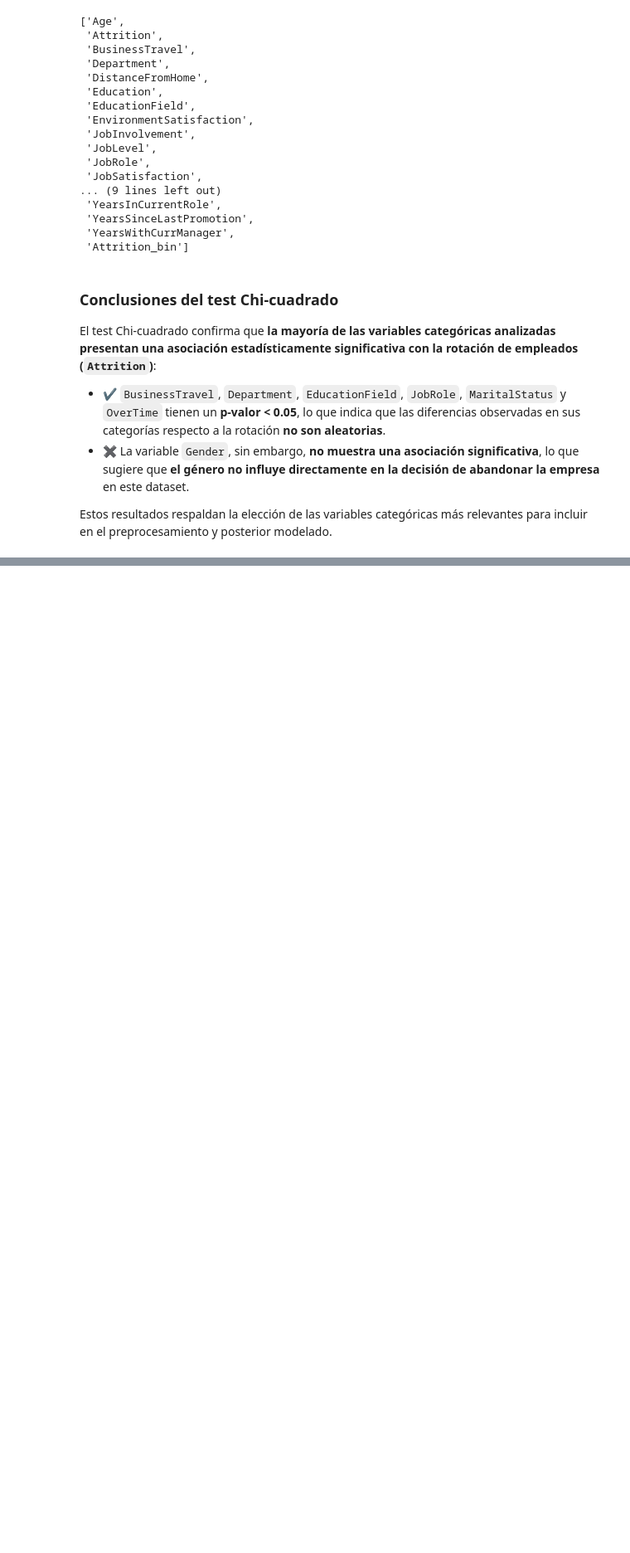
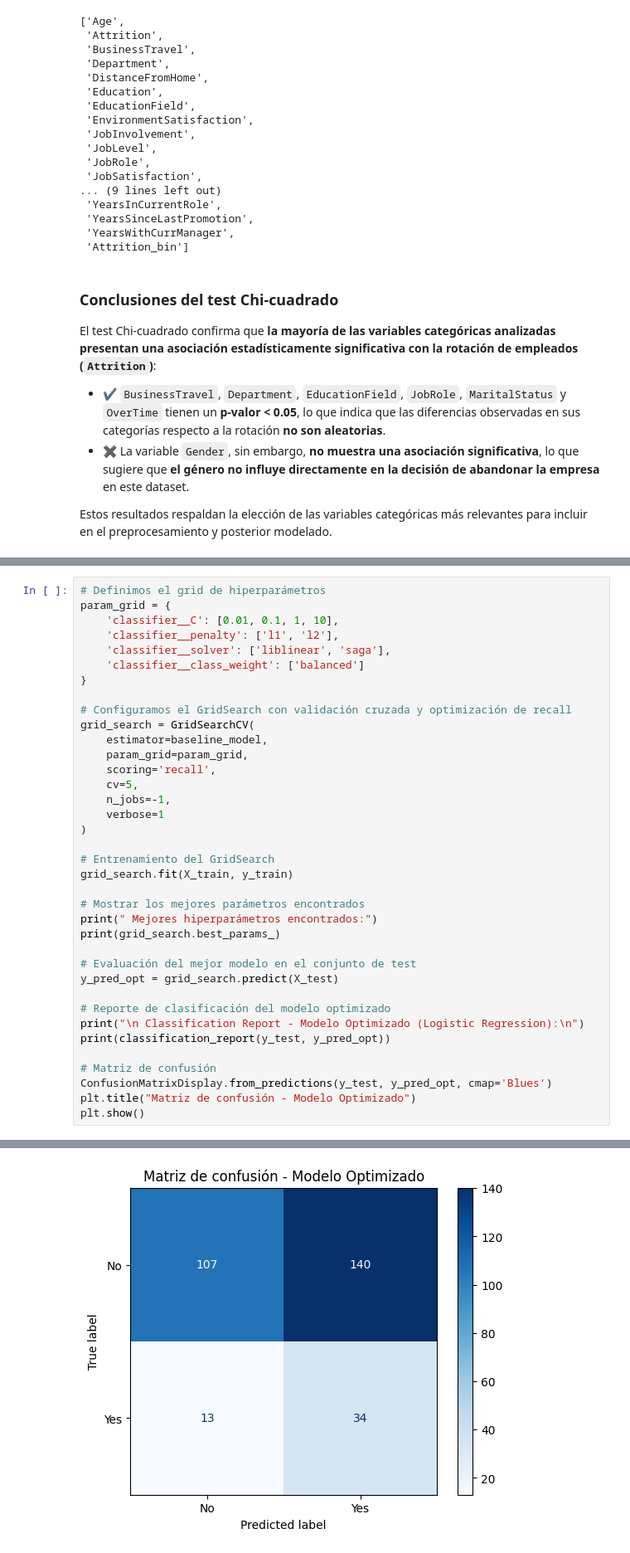
Before and after one commit to MariaJoseCamacho/repositorio_clase, a Jupyter notebook: Project_Break_II_ML/ML_MariaJoseCamachoCano/main.ipynb, the cells around one changed output, grey strips where cells are left out. Shown at 83% size. Drawn from its saved outputs; the diff is of its cells as text; blank space fills up the shorter version.

```diff
--- a/Project_Break_II_ML/ML_MariaJoseCamachoCano/main.ipynb
+++ b/Project_Break_II_ML/ML_MariaJoseCamachoCano/main.ipynb
@@ -394,0 +594,38 @@ plot_numeric_distributions(dfnew, num_features=num_features, target='Attrition')
+# %%
+# Definimos el grid de hiperparámetros
+param_grid = {
+    'classifier__C': [0.01, 0.1, 1, 10],
+    'classifier__penalty': ['l1', 'l2'],
+    'classifier__solver': ['liblinear', 'saga'],
+    'classifier__class_weight': ['balanced']
+}
+
+# Configuramos el GridSearch con validación cruzada y optimización de recall
+grid_search = GridSearchCV(
+    estimator=baseline_model,
+    param_grid=param_grid,
+    scoring='recall',
+    cv=5,
+    n_jobs=-1,
+    verbose=1
+)
+
+# Entrenamiento del GridSearch
+grid_search.fit(X_train, y_train)
+
+# Mostrar los mejores parámetros encontrados
+print(" Mejores hiperparámetros encontrados:")
+print(grid_search.best_params_)
+
+# Evaluación del mejor modelo en el conjunto de test
+y_pred_opt = grid_search.predict(X_test)
+
+# Reporte de clasificación del modelo optimizado
+print("\n Classification Report - Modelo Optimizado (Logistic Regression):\n")
+print(classification_report(y_test, y_pred_opt))
+
+# Matriz de confusión
+ConfusionMatrixDisplay.from_predictions(y_test, y_pred_opt, cmap='Blues')
+plt.title("Matriz de confusión - Modelo Optimizado")
+plt.show()
+# %% [output]
@@ -394,0 +646 @@ plot_numeric_distributions(dfnew, num_features=num_features, target='Attrition')
+[figure, added]
```
Also changed, not shown: parts of 24 cells of this notebook.
